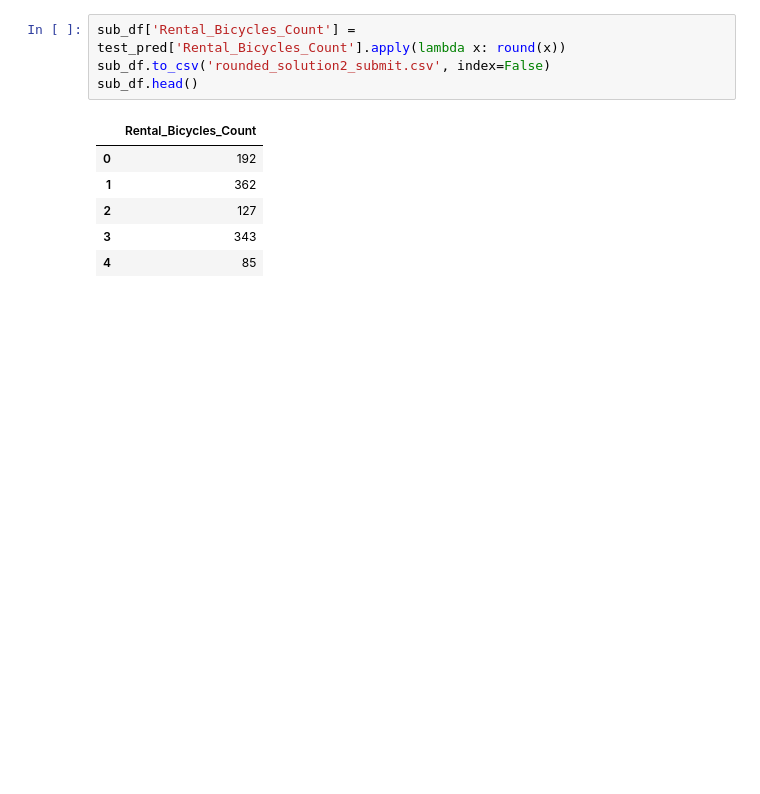
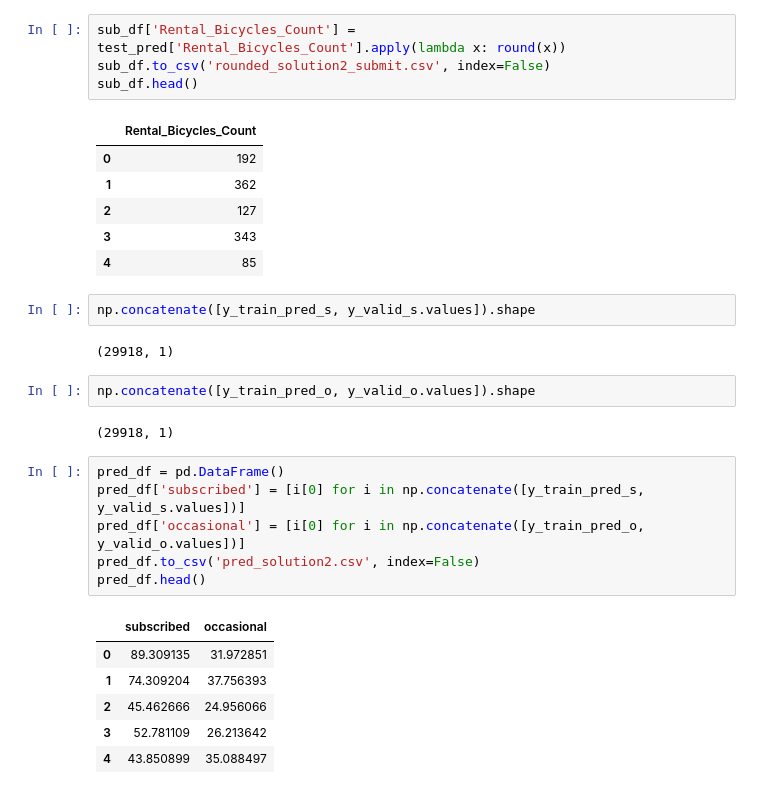
Before and after one commit to VaheC/MH_BicycleDemand_Hackathon, a Jupyter notebook: solution2.ipynb, the cells around one changed output. Saved outputs shown, nothing was run; the diff lists cells and outputs as text; blank space fills up the shorter version.

Commit message:
save train and valid predictions

```diff
--- a/solution2.ipynb
+++ b/solution2.ipynb
@@ -798,3 +798,24 @@ sub_df.head()
 | 2 | 127 |
 | 3 | 343 |
 | 4 | 85 |
+# %%
+np.concatenate([y_train_pred_s, y_valid_s.values]).shape
+# %% [output]
+(29918, 1)
+# %%
+np.concatenate([y_train_pred_o, y_valid_o.values]).shape
+# %% [output]
+(29918, 1)
+# %%
+pred_df = pd.DataFrame()
+pred_df['subscribed'] = [i[0] for i in np.concatenate([y_train_pred_s, y_valid_s.values])]
+pred_df['occasional'] = [i[0] for i in np.concatenate([y_train_pred_o, y_valid_o.values])]
+pred_df.to_csv('pred_solution2.csv', index=False)
+pred_df.head()
+# %% [output]
+|  | subscribed | occasional |
+| 0 | 89.309135 | 31.972851 |
+| 1 | 74.309204 | 37.756393 |
+| 2 | 45.462666 | 24.956066 |
+| 3 | 52.781109 | 26.213642 |
+| 4 | 43.850899 | 35.088497 |
```
Also changed, not shown: 1 other file.
